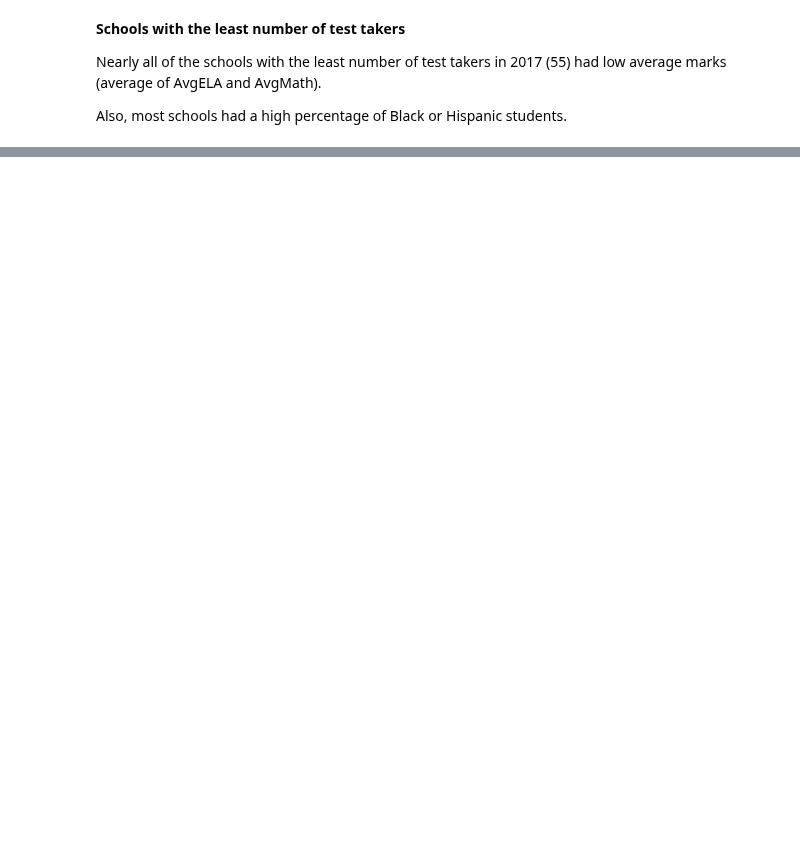
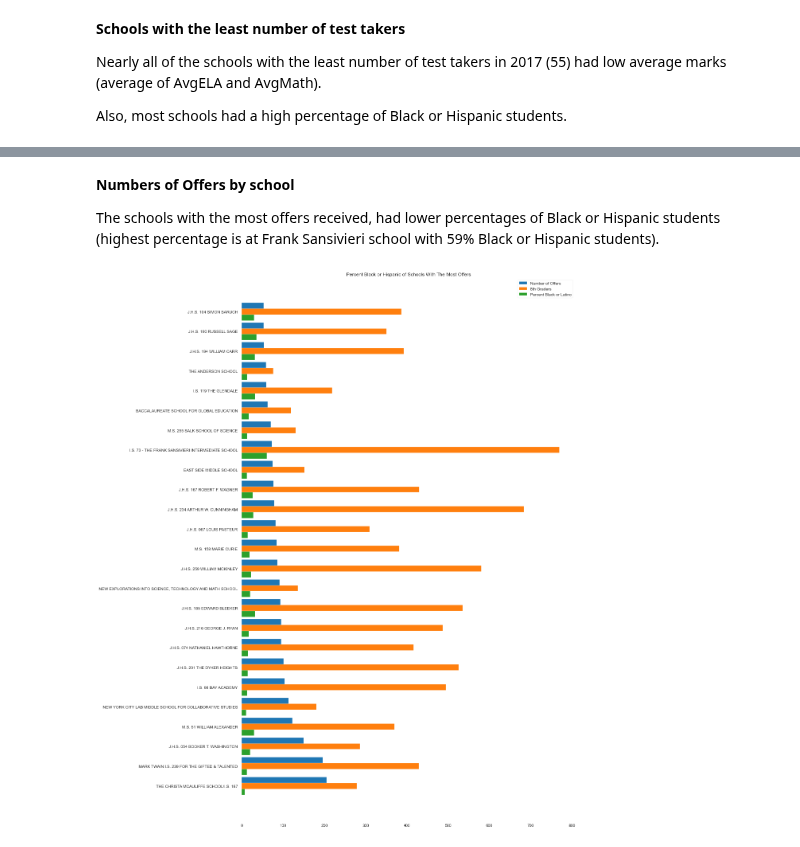
Before and after one commit to dj-m/CapstoneTwo, a Jupyter notebook: notebooks/CapstoneTwo_PredictingHighSchoolAdmissionsOffers.ipynb, the cells around one changed output, grey strips where cells are left out. Cells and saved outputs as stored; diff of their text form; code cells hidden in the pictures; blank space fills up the shorter version.

```diff
--- a/notebooks/CapstoneTwo_PredictingHighSchoolAdmissionsOffers.ipynb
+++ b/notebooks/CapstoneTwo_PredictingHighSchoolAdmissionsOffers.ipynb
@@ -439,0 +438,19 @@ _ = plt.legend(handles=[eighth_graders,pct_blk_hisp,average_mark], loc = 'upper
+# %% [markdown]
+**Numbers of Offers by school**
+
+The schools with the most offers received, had lower percentages of Black or Hispanic students (highest percentage is at Frank Sansivieri school with 59% Black or Hispanic students).
+# %%
+most_offers = df_main.sort_values(by = 'NumSpecializedOffers', ascending=False).head(25)
+_ = plt.figure(figsize = (15,25))
+_ = plt.title('Percent Black or Hispanic of Schools With The Most Offers')
+h = 0.3
+highest_offers = plt.barh(np.arange(len(most_offers))+h, most_offers.NumSpecializedOffers, height = h,
+                          label = 'Number of Offers')
+eighth_graders = plt.barh(np.arange(len(most_offers)), most_offers.count_of_students_in_hs_admissions, height = h,
+                        label = '8th Graders')
+pct_blk_hisp = plt.barh(np.arange(len(most_offers))-h, most_offers.PctBlackOrHispanic, height = h,
+                        label = 'Percent Black or Latino')
+plt.yticks(np.arange(len(most_offers)), most_offers.feeder_school_name)
+_ = plt.legend(handles=[highest_offers, eighth_graders,pct_blk_hisp], loc = 'upper right')
+# %% [output]
+[figure, added]
```
Also changed, not shown: parts of 3 cells of this notebook.
